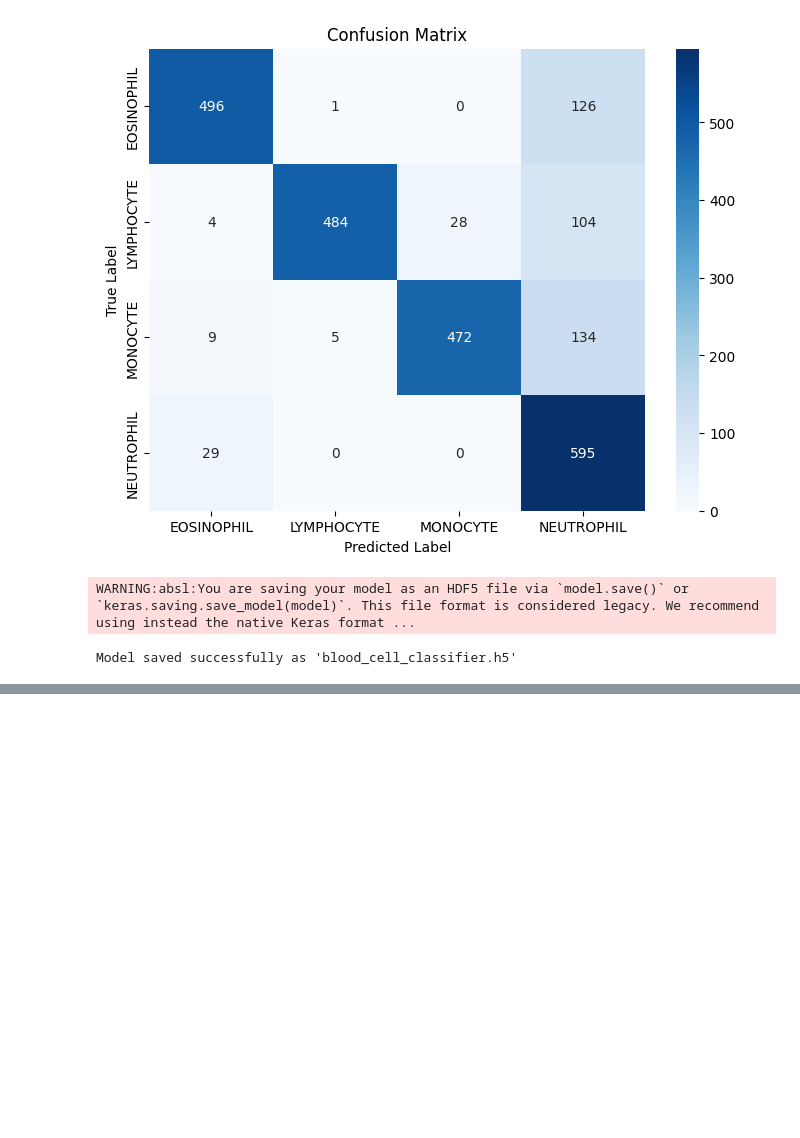
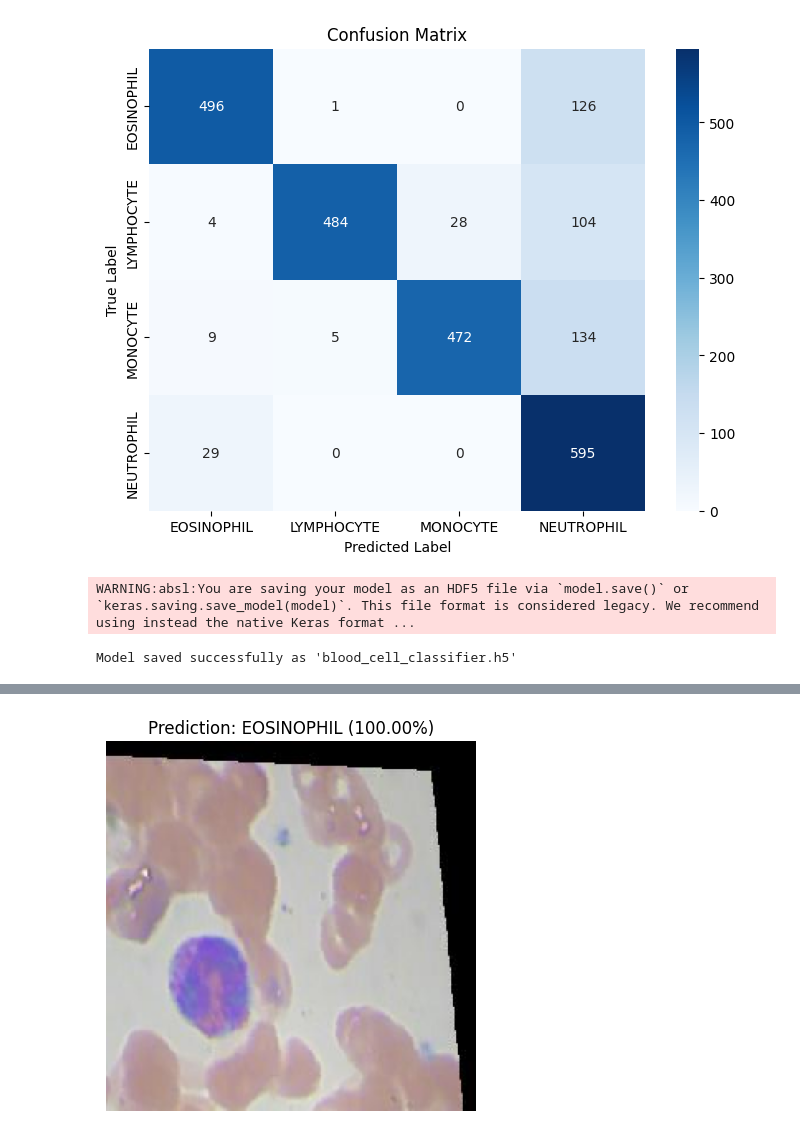
Before and after one commit to Maliniuppalapati/Blood_Cell_Classification_SmartBridge, a Jupyter notebook: Blood_Cell_Classification.ipynb, the cells around one changed output, grey strips where cells are left out. Saved outputs shown, nothing was run; the diff lists cells and outputs as text; code cells hidden in the pictures; blank space fills up the shorter version.

```diff
--- a/Blood_Cell_Classification.ipynb
+++ b/Blood_Cell_Classification.ipynb
@@ -257,6 +257,11 @@ def predict_image(image_path, model, class_names):
     plt.axis('off')
     plt.show()
 
-# Example usage (Uncomment and replace with a valid image path to test):
-# sample_image_path = os.path.join(TEST_DIR, class_names[0], os.listdir(os.path.join(TEST_DIR, class_names[0]))[0])
-# predict_image(sample_image_path, model, class_names)
+
+class_names = list(train_generator.class_indices.keys())
+
+sample_image_path = os.path.join(TEST_DIR, class_names[0], os.listdir(os.path.join(TEST_DIR, class_names[0]))[0])
+
+
+predict_image(sample_image_path, model, class_names)
+# %% [output]
@@ -262,0 +269 @@ def predict_image(image_path, model, class_names):
+[figure, added]
```
Also changed, not shown: parts of 1 cell of this notebook.
